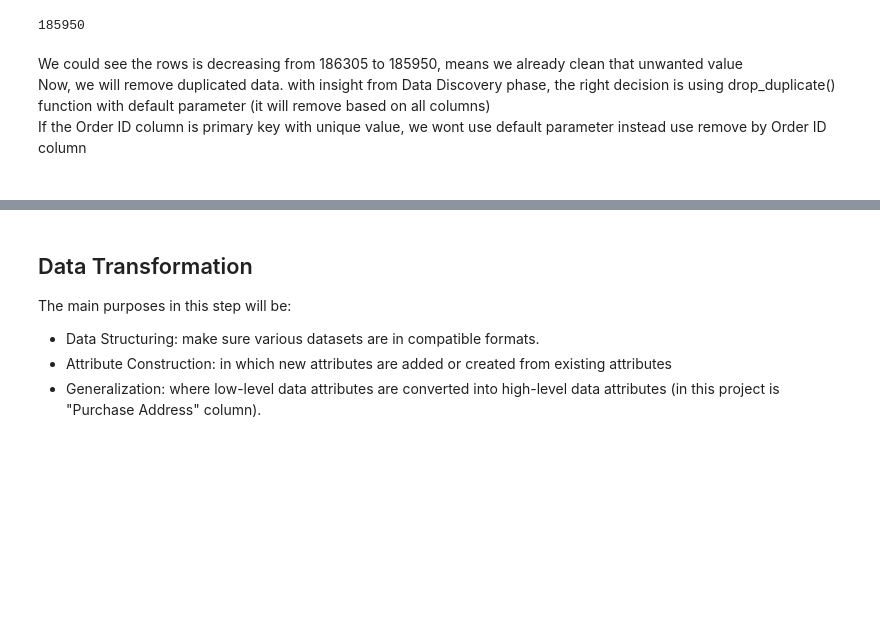
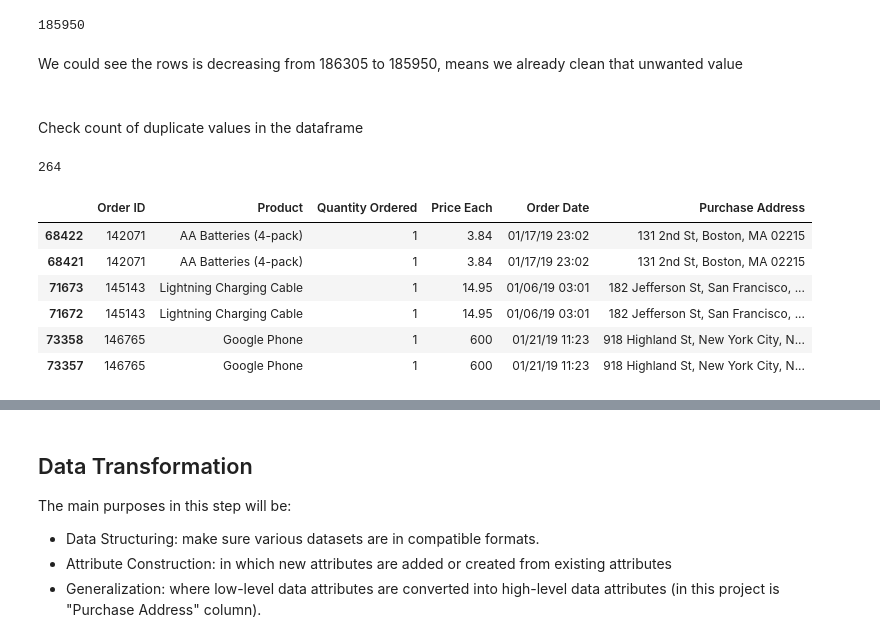
Before and after one commit to renaldolivando6/dataAnalystPortofolio, a Jupyter notebook: Project1 Data Wrangling using Python/project1_dataWranglingPython_electronicStoreSales.ipynb, the cells around one changed output, grey strips where cells are left out. Drawn from its saved outputs; the diff is of its cells as text; code cells hidden in the pictures; blank space fills up the shorter version.

```diff
--- a/Project1 Data Wrangling using Python/project1_dataWranglingPython_electronicStoreSales.ipynb
+++ b/Project1 Data Wrangling using Python/project1_dataWranglingPython_electronicStoreSales.ipynb
@@ -174,9 +177,23 @@ sales_cleaned['Order ID']=sales_cleaned['Order ID'].astype(int)
 sales_cleaned.shape[0]
 # %% [output]
 185950
+# %% [markdown]
+We could see the rows is decreasing from 186305 to 185950, means we already clean that unwanted value <br><br>
 # %% [markdown]
-We could see the rows is decreasing from 186305 to 185950, means we already clean that unwanted value <br>
-Now, we will remove duplicated data. with insight from Data Discovery phase, the right decision is using drop_duplicate() function with default parameter (it will remove based on all columns) <br>
-If the Order ID column is primary key with unique value, we wont use default parameter instead use remove by Order ID column
-<br>
- <br>
+Check count of duplicate values in the dataframe
+# %%
+duplicateRows = sales_cleaned[sales_cleaned.duplicated()]
+duplicateRows.shape[0]
+# %% [output]
+264
+# %%
+ids2= duplicateRows['Order ID']
+sales_cleaned[sales_cleaned['Order ID'].isin(ids2)].sort_values('Order ID').head(6)
+# %% [output]
+|  | Order ID | Product | Quantity Ordered | Price Each | Order Date | Purchase Address |
+| 68422 | 142071 | AA Batteries (4-pack) | 1 | 3.84 | 01/17/19 23:02 | 131 2nd St, Boston, MA 02215 |
+| 68421 | 142071 | AA Batteries (4-pack) | 1 | 3.84 | 01/17/19 23:02 | 131 2nd St, Boston, MA 02215 |
+| 71673 | 145143 | Lightning Charging Cable | 1 | 14.95 | 01/06/19 03:01 | 182 Jefferson St, San Francisco, ... |
+| 71672 | 145143 | Lightning Charging Cable | 1 | 14.95 | 01/06/19 03:01 | 182 Jefferson St, San Francisco, ... |
+| 73358 | 146765 | Google Phone | 1 | 600 | 01/21/19 11:23 | 918 Highland St, New York City, N... |
+| 73357 | 146765 | Google Phone | 1 | 600 | 01/21/19 11:23 | 918 Highland St, New York City, N... |
```
Also changed, not shown: parts of 12 cells of this notebook, 1 other file.
